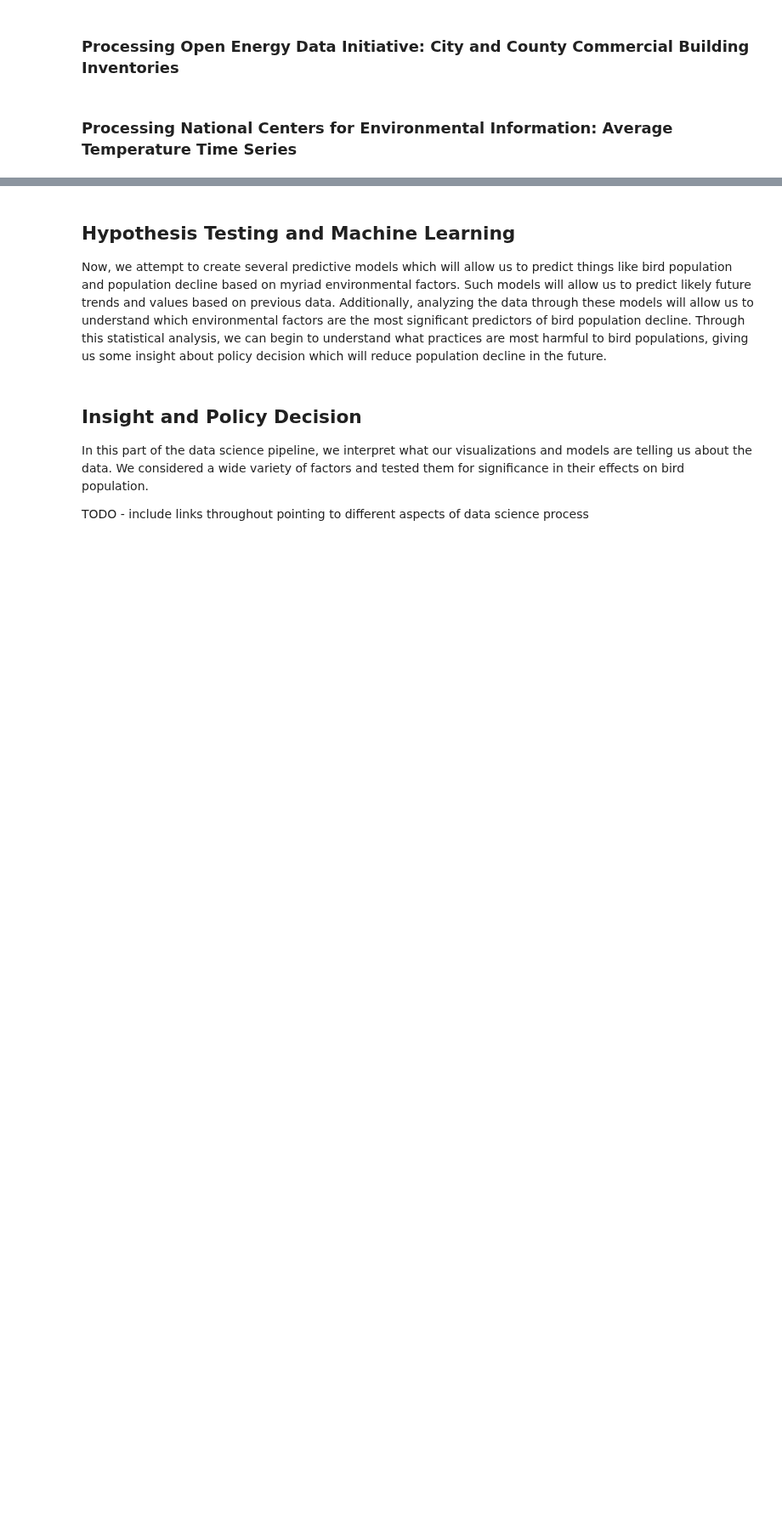
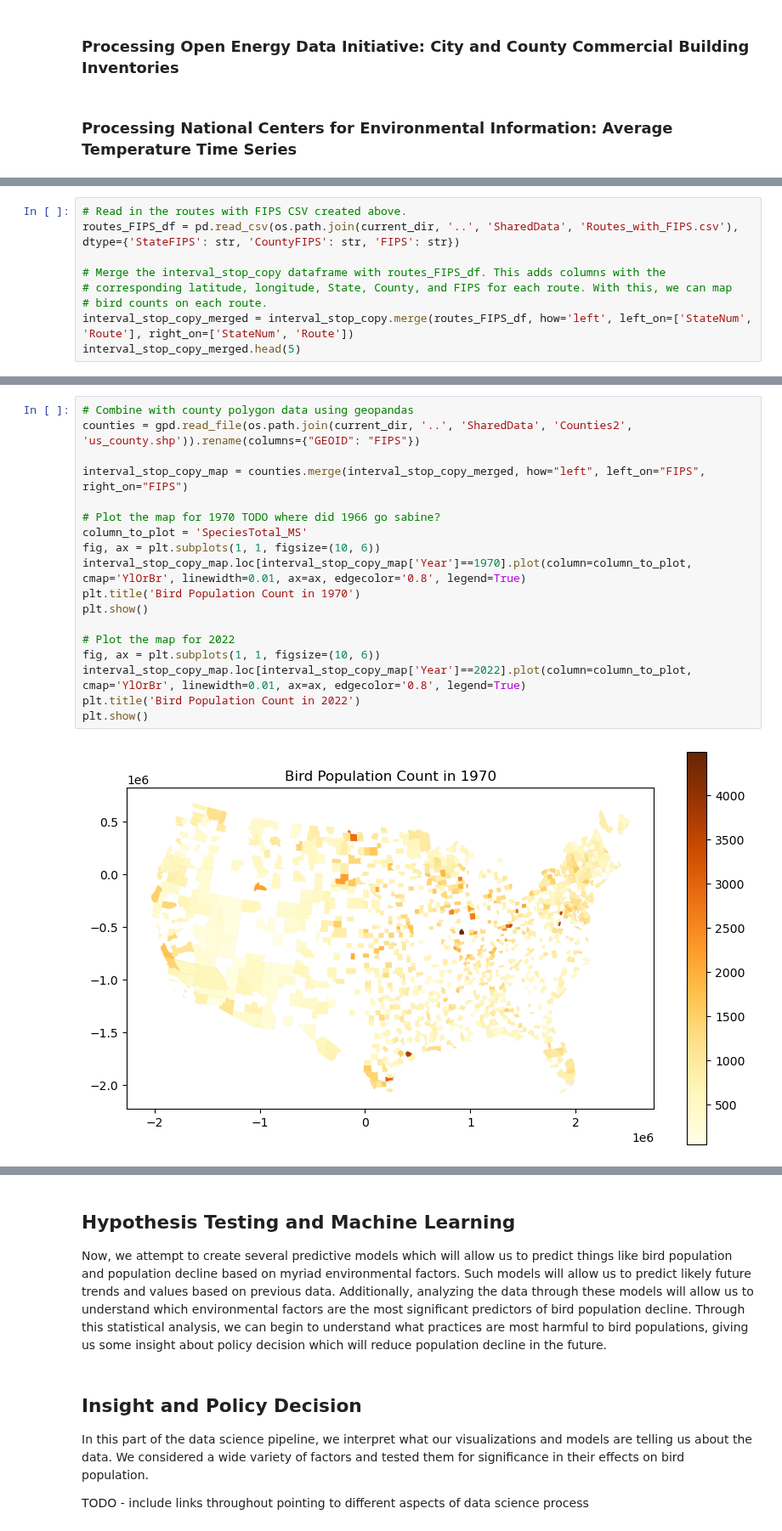
Before and after one commit to Calvin-Davis/CMSC320-FinalProject-Birds, a Jupyter notebook: Code/compiled_submission.ipynb, the cells around one changed output, grey strips where cells are left out. Shown at 85% size. Saved outputs shown, nothing was run; the diff lists cells and outputs as text; blank space fills up the shorter version.

```diff
--- a/Code/compiled_submission.ipynb
+++ b/Code/compiled_submission.ipynb
@@ -434,0 +488,9 @@ We are interested in both spatial and temporal relationships in the data. In oth
+# %%
+# Read in the routes with FIPS CSV created above.
+routes_FIPS_df = pd.read_csv(os.path.join(current_dir, '..', 'SharedData', 'Routes_with_FIPS.csv'), dtype={'StateFIPS': str, 'CountyFIPS': str, 'FIPS': str})
+
+# Merge the interval_stop_copy dataframe with routes_FIPS_df. This adds columns with the
+# corresponding latitude, longitude, State, County, and FIPS for each route. With this, we can map
+# bird counts on each route.
+interval_stop_copy_merged = interval_stop_copy.merge(routes_FIPS_df, how='left', left_on=['StateNum', 'Route'], right_on=['StateNum', 'Route'])
+interval_stop_copy_merged.head(5)
@@ -434,0 +505,20 @@ We are interested in both spatial and temporal relationships in the data. In oth
+# %%
+# Combine with county polygon data using geopandas
+counties = gpd.read_file(os.path.join(current_dir, '..', 'SharedData', 'Counties2', 'us_county.shp')).rename(columns={"GEOID": "FIPS"})
+
+interval_stop_copy_map = counties.merge(interval_stop_copy_merged, how="left", left_on="FIPS", right_on="FIPS")
+
+# Plot the map for 1970 TODO where did 1966 go sabine?
+column_to_plot = 'SpeciesTotal_MS'
+fig, ax = plt.subplots(1, 1, figsize=(10, 6))
+interval_stop_copy_map.loc[interval_stop_copy_map['Year']==1970].plot(column=column_to_plot, cmap='YlOrBr', linewidth=0.01, ax=ax, edgecolor='0.8', legend=True)
+plt.title('Bird Population Count in 1970')
+plt.show()
+
+# Plot the map for 2022
+fig, ax = plt.subplots(1, 1, figsize=(10, 6))
+interval_stop_copy_map.loc[interval_stop_copy_map['Year']==2022].plot(column=column_to_plot, cmap='YlOrBr', linewidth=0.01, ax=ax, edgecolor='0.8', legend=True)
+plt.title('Bird Population Count in 2022')
+plt.show()
+# %% [output]
+[figure, added]
```
Also changed, not shown: parts of 22 cells of this notebook, 5 other files.
